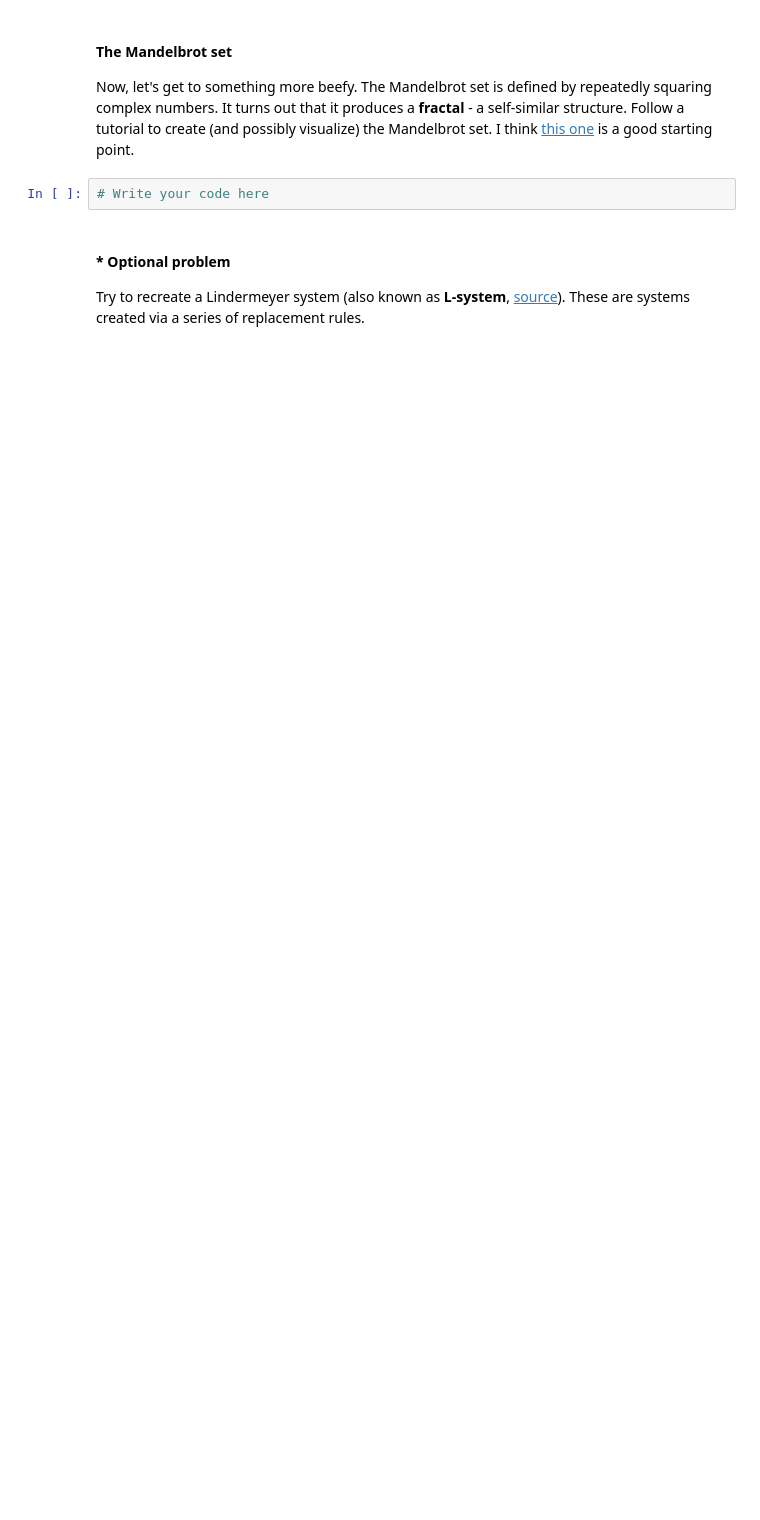
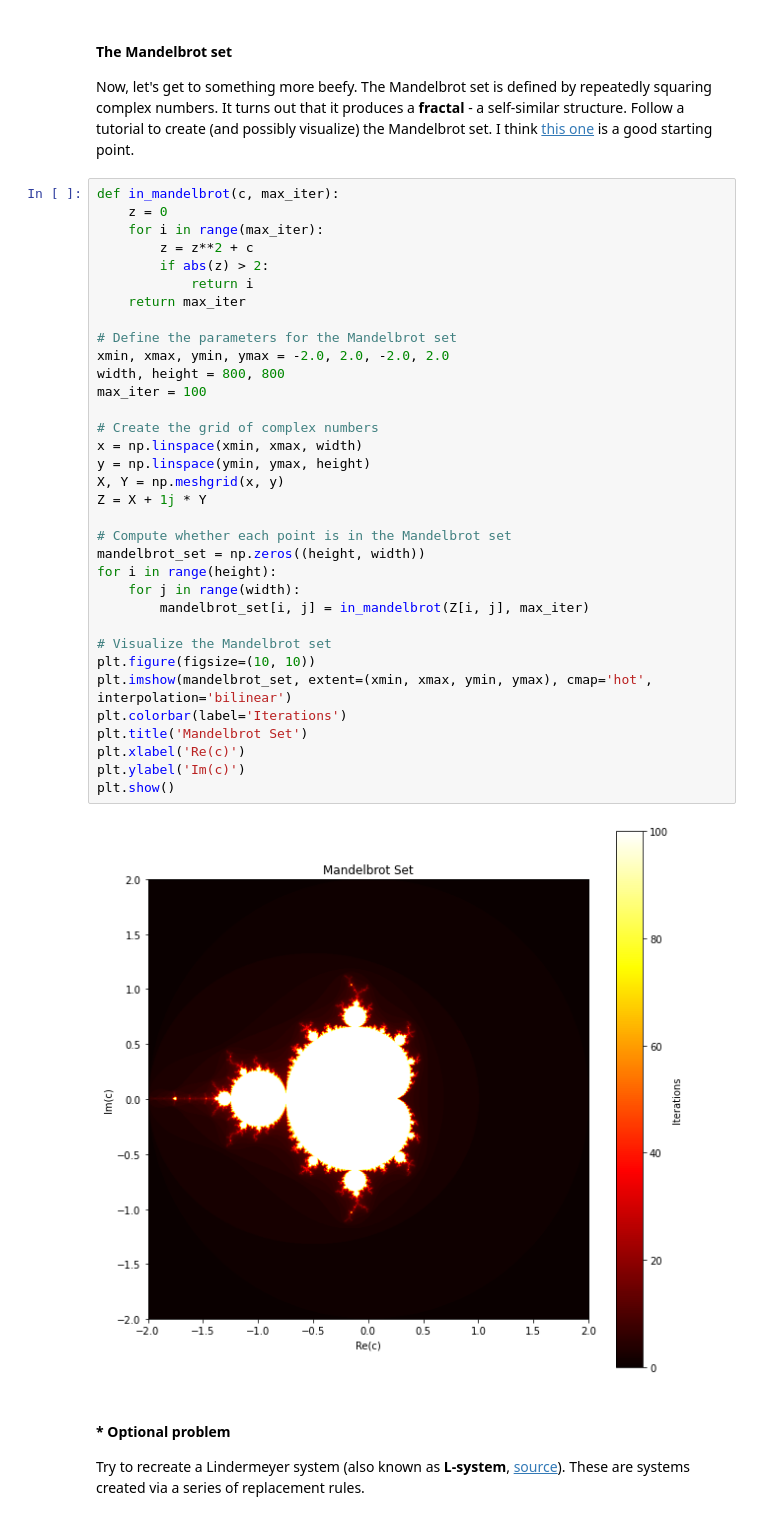
Before and after one commit to GalkaKG/Math-Concepts-for-Developers, a Jupyter notebook: 04. Exercise Basic algebra/Basic Algebra Exercise.ipynb, the cells around one changed output. Cells and saved outputs as stored; diff of their text form; blank space fills up the shorter version.

```diff
--- a/04. Exercise Basic algebra/Basic Algebra Exercise.ipynb
+++ b/04. Exercise Basic algebra/Basic Algebra Exercise.ipynb
@@ -368,8 +481,42 @@ def fibonacci(n):
 # %% [markdown]
 #### The Mandelbrot set
 Now, let's get to something more beefy. The Mandelbrot set is defined by repeatedly squaring complex numbers. It turns out that it produces a **fractal** - a self-similar structure. Follow a tutorial to create (and possibly visualize) the Mandelbrot set. I think [this one](https://medium.com/swlh/visualizing-the-mandelbrot-set-using-python-50-lines-f6aa5a05cf0f) is a good starting point.
-# %%
-# Write your code here
+# %%
+def in_mandelbrot(c, max_iter):
+    z = 0
+    for i in range(max_iter):
+        z = z**2 + c
+        if abs(z) > 2:
+            return i
+    return max_iter
+
+# Define the parameters for the Mandelbrot set
+xmin, xmax, ymin, ymax = -2.0, 2.0, -2.0, 2.0
+width, height = 800, 800
+max_iter = 100
+
+# Create the grid of complex numbers
+x = np.linspace(xmin, xmax, width)
+y = np.linspace(ymin, ymax, height)
+X, Y = np.meshgrid(x, y)
+Z = X + 1j * Y
+
+# Compute whether each point is in the Mandelbrot set
+mandelbrot_set = np.zeros((height, width))
+for i in range(height):
+    for j in range(width):
+        mandelbrot_set[i, j] = in_mandelbrot(Z[i, j], max_iter)
+
+# Visualize the Mandelbrot set
+plt.figure(figsize=(10, 10))
+plt.imshow(mandelbrot_set, extent=(xmin, xmax, ymin, ymax), cmap='hot', interpolation='bilinear')
+plt.colorbar(label='Iterations')
+plt.title('Mandelbrot Set')
+plt.xlabel('Re(c)')
+plt.ylabel('Im(c)')
+plt.show()
+# %% [output]
+[figure, added]
 # %% [markdown]
 #### * Optional problem
 Try to recreate a Lindermeyer system (also known as **L-system**, [source](https://en.wikipedia.org/wiki/L-system)). These are systems created via a series of replacement rules.
```
Also changed, not shown: parts of 37 cells of this notebook.
